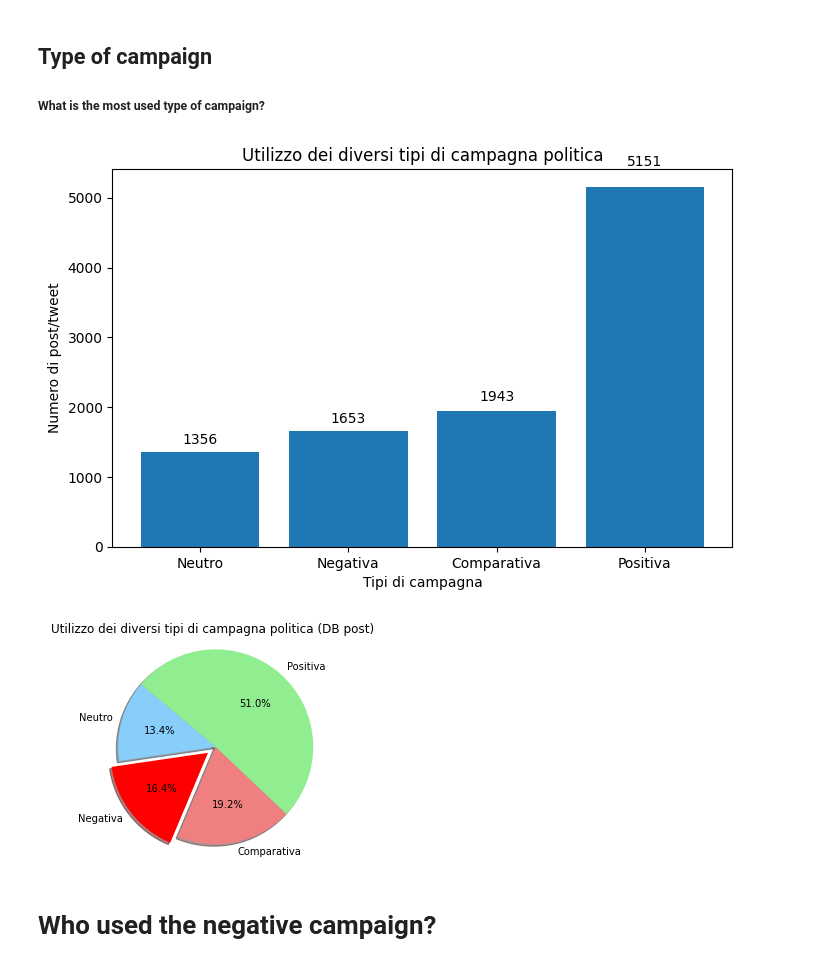
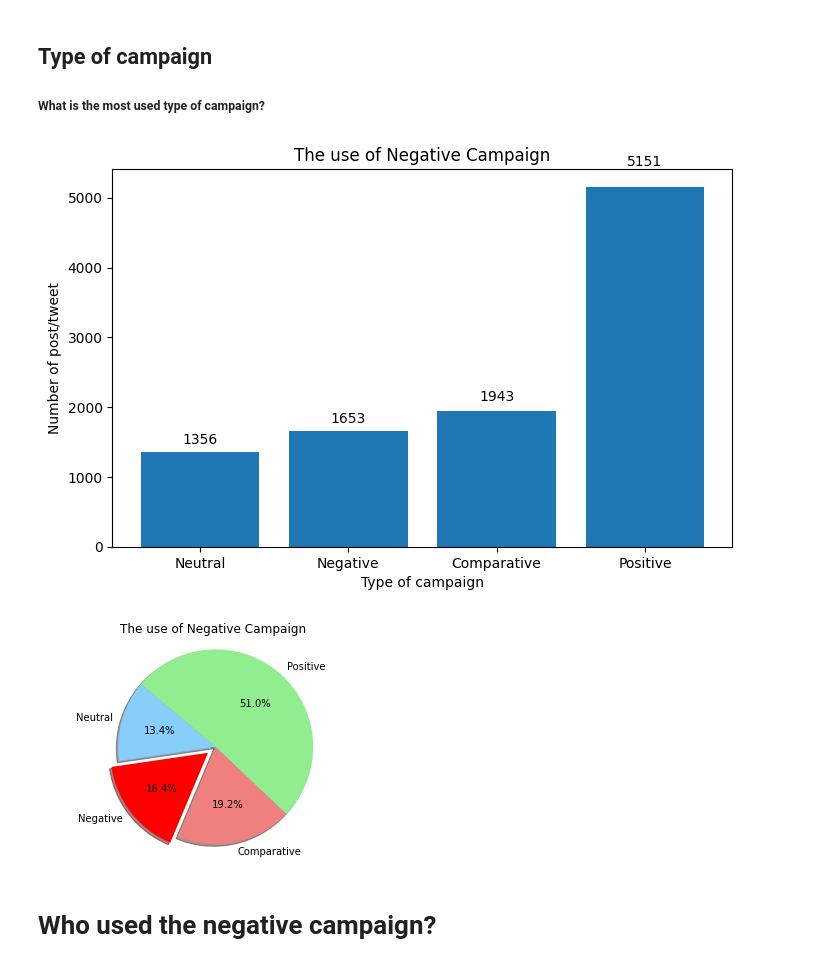
Before and after one commit to SalvatoreRomano1/thesis, a Jupyter notebook: analysis_python/Statistical_Analysis.ipynb, the cells around one changed output. Drawn from its saved outputs; the diff is of its cells as text; code cells hidden in the pictures.

```diff
--- a/analysis_python/Statistical_Analysis.ipynb
+++ b/analysis_python/Statistical_Analysis.ipynb
@@ -26,7 +88,4 @@ import scipy.stats as stats
 # %%
 #Import the DB
-
-com = pd.read_csv(r"com_liwc.csv", sep='\t', engine='python')
-
-
+com = pd.read_csv(r"db/com_liwc.csv", sep='\t', engine='python')
 #print (com)
@@ -57,12 +98,13 @@ Number of colums in Dataframe :  243
 Number of rows in Dataframe :  78175
 # %%
 #Create the df
-
 comDB = pd.DataFrame(data=com)
 comDB['Count']=1
 
+
+comDB['p_campagna3']=
+
 pd.set_option('display.max_columns', None)
-
 comDB
 # %% [output]
 |  | Origin_file_order | Site | p_id | dateCreated | p_politician | p_gender | p_GRUPPO_PE | p_LISTA | ... |
@@ -78,4 +120,9 @@ comDB
 | 78173 | 69430 | Twitter | 1.11824474991438E+018 | 2019-04-16T20:08:19Z | MATTEO SALVINI | M | EFDD | LEGA | ... |
 | 78174 | 45602 | Twitter | 1.11780731706662E+018 | 2019-04-15T15:10:06Z | MATTEO SALVINI | M | EFDD | LEGA | ... |
 78175 rows × 244 columns
+# %%
+#Rename the variables to traslate them in english
+comDB = comDB.replace({'Positiva':'Positive', 'Negativa': 'Negative', 'Comparativa': 'Comparative', 'Neutro':'Neutral'})
+comDB = comDB.replace({'opposizione':'Opposition', 'governo':'Government'})
+comDB = comDB.replace({'destra':'Right parties', 'sinistra':'Left parties'})
 # %%
@@ -120,52 +166,43 @@ a = a.Count
 
 # Graphs info        --> fontdict={'fontname': 'Comic Sans MS', 'fontsize': 20}
 plt.figure(figsize=(8,5), dpi=100)
-plt.title('Utilizzo dei diversi tipi di campagna politica')
-plt.xlabel ('Tipi di campagna')
-plt.ylabel ('Numero di post/tweet')
+plt.title('The use of Negative Campaign')
+plt.xlabel ('Type of campaign')
+plt.ylabel ('Number of post/tweet')
 width = 0.35
 
 rects = plt.bar(a.index, height=a)
 
-def autolabel(rects):
-    # attach some text labels
-    for rect in rects:
-        height = rect.get_height()
-        plt.text(rect.get_x()+rect.get_width()/2., 1.05*height, '%d'%int(height),
-                ha='center', va='bottom')
+autolabel_bar1(rects)
 
-autolabel(rects)
-
-plt.savefig('tipoDiCampagna.png', dpi=350)
+#plt.savefig('images/tipoDiCampagna.png', dpi=350)
 
 plt.show()
 # %% [output]
-[figure, old version]
+[figure, new version]
 # %%
 # PIE-CHART: type of campaign
-
-a = postDB.groupby('p_campagna').count()
-a = a.sort_values('Count')
+a = postDB.groupby('p_campagna').count().sort_values('Count')
 a = a.Count
 
-
+# labels
 labels = a.index
 sizes = a
 colors = ['lightskyblue', 'red', 'lightcoral', 'lightgreen']
 explode = (0.0, 0.1, 0.0, 0)  # explode 1st slice
 
 # Plot
 plt.pie(sizes, explode=explode, labels=labels, colors=colors,
 autopct='%1.1f%%', shadow=True, startangle=140)
 
 plt.axis('equal')
-plt.title('Utilizzo dei diversi tipi di campagna politica (DB post)')
+plt.title('The use of Negative Campaign')
 
-plt.savefig('tipoDiCampagnapie.png', dpi=350)
+#plt.savefig('images/tipoDiCampagnapie.png', dpi=350)
 
 plt.show()
 # %% [output]
-[figure, old version]
+[figure, new version]
 # %% [markdown]
 # Who used the negative campaign?
 # %% [markdown]
```
Also changed, not shown: parts of 13 cells of this notebook.
